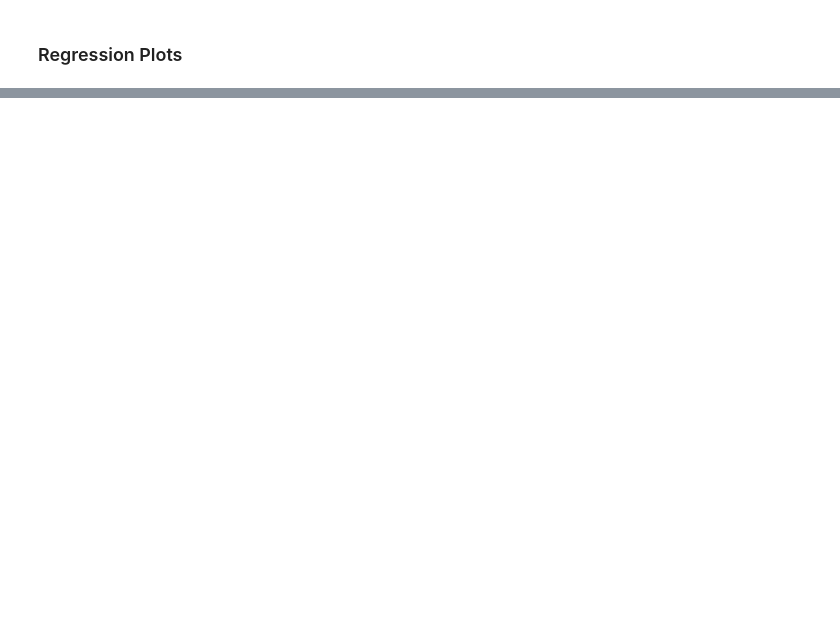
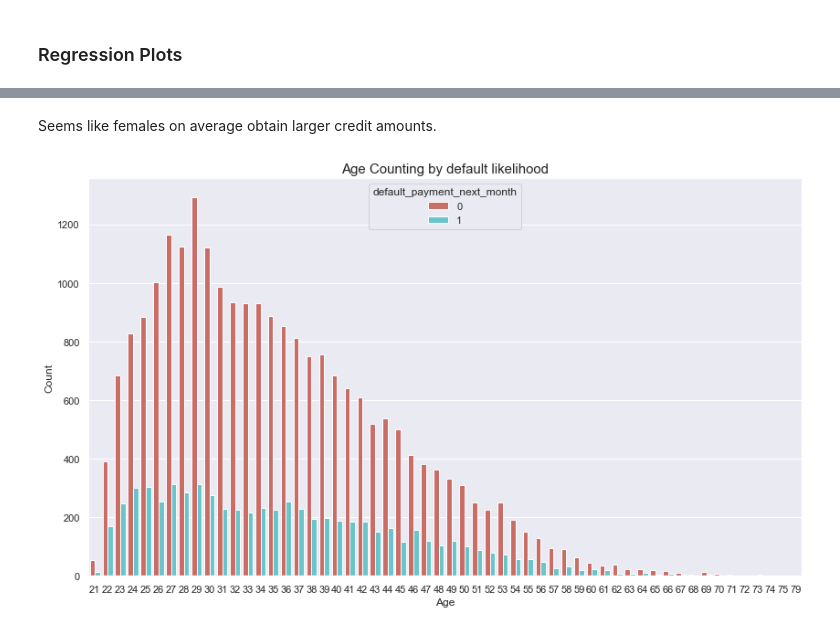
Before and after one commit to ivanurielricardo/EBC4257-Machine-Learning, a Jupyter notebook: final_project/final_project.ipynb, the cells around one changed output, grey strips where cells are left out. Drawn from its saved outputs; the diff is of its cells as text; code cells hidden in the pictures; blank space fills up the shorter version.

```diff
--- a/final_project/final_project.ipynb
+++ b/final_project/final_project.ipynb
@@ -222,0 +291,13 @@ plt.show()
+# %% [markdown]
+Seems like females on average obtain larger credit amounts.
+# %%
+sns.set(rc = {'figure.figsize':(14,8)})
+g2 = sns.countplot(x="AGE",data= taiwan,  # Histogram across age feature with risk categorization
+              palette="hls",
+              hue = "default_payment_next_month")
+g2.set_title("Age Counting by default likelihood", fontsize=15)
+g2.set_xlabel("Age")
+g2.set_ylabel("Count")
+plt.show()
+# %% [output]
+[figure, added]
```
Also changed, not shown: parts of 56 cells of this notebook, 1 other file.
